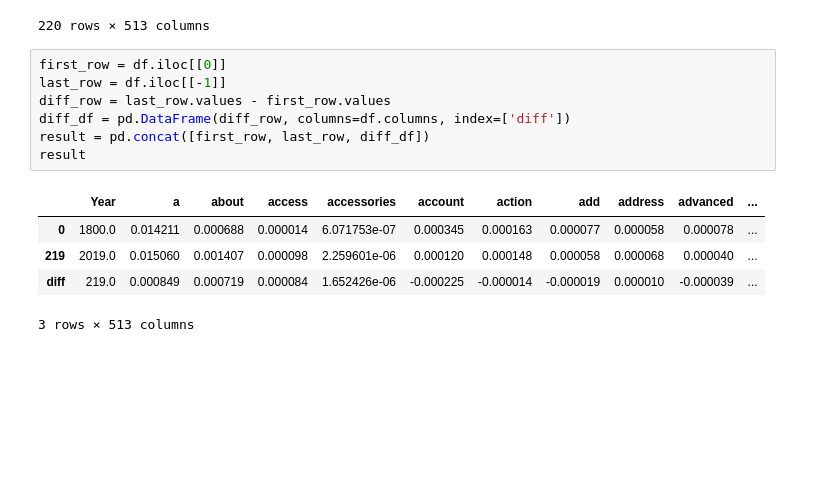
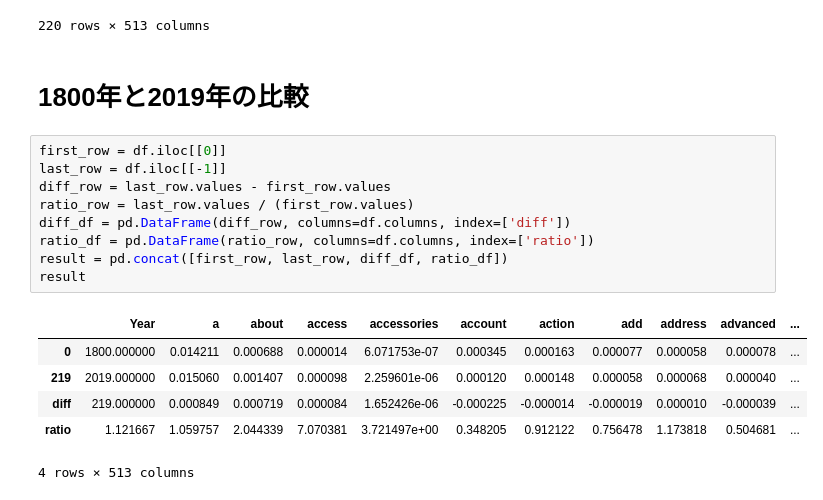
Before and after one commit to sclyde-ai/Natural_Language_Analysis, a Jupyter notebook: dongze_mao.ipynb, the cells around one changed output. Saved outputs shown, nothing was run; the diff lists cells and outputs as text; blank space fills up the shorter version.

```diff
--- a/dongze_mao.ipynb
+++ b/dongze_mao.ipynb
@@ -21,18 +21,23 @@ df
 | 218 | 2018.0 | 0.014836 | 0.001352 | 0.000091 | 2.289131e-06 | 0.000124 | 0.000144 | 0.000057 | 0.000066 | 0.000039 | ... |
 | 219 | 2019.0 | 0.015060 | 0.001407 | 0.000098 | 2.259601e-06 | 0.000120 | 0.000148 | 0.000058 | 0.000068 | 0.000040 | ... |
 220 rows × 513 columns
+# %% [markdown]
+# 1800年と2019年の比較
 # %%
 first_row = df.iloc[[0]]
 last_row = df.iloc[[-1]]
 diff_row = last_row.values - first_row.values
+ratio_row = last_row.values / (first_row.values)
 diff_df = pd.DataFrame(diff_row, columns=df.columns, index=['diff'])
-result = pd.concat([first_row, last_row, diff_df])
+ratio_df = pd.DataFrame(ratio_row, columns=df.columns, index=['ratio'])
+result = pd.concat([first_row, last_row, diff_df, ratio_df])
 result
 # %% [output]
 |  | Year | a | about | access | accessories | account | action | add | address | advanced | ... |
-| 0 | 1800.0 | 0.014211 | 0.000688 | 0.000014 | 6.071753e-07 | 0.000345 | 0.000163 | 0.000077 | 0.000058 | 0.000078 | ... |
-| 219 | 2019.0 | 0.015060 | 0.001407 | 0.000098 | 2.259601e-06 | 0.000120 | 0.000148 | 0.000058 | 0.000068 | 0.000040 | ... |
-| diff | 219.0 | 0.000849 | 0.000719 | 0.000084 | 1.652426e-06 | -0.000225 | -0.000014 | -0.000019 | 0.000010 | -0.000039 | ... |
+| 0 | 1800.000000 | 0.014211 | 0.000688 | 0.000014 | 6.071753e-07 | 0.000345 | 0.000163 | 0.000077 | 0.000058 | 0.000078 | ... |
+| 219 | 2019.000000 | 0.015060 | 0.001407 | 0.000098 | 2.259601e-06 | 0.000120 | 0.000148 | 0.000058 | 0.000068 | 0.000040 | ... |
+| diff | 219.000000 | 0.000849 | 0.000719 | 0.000084 | 1.652426e-06 | -0.000225 | -0.000014 | -0.000019 | 0.000010 | -0.000039 | ... |
+| ratio | 1.121667 | 1.059757 | 2.044339 | 7.070381 | 3.721497e+00 | 0.348205 | 0.912122 | 0.756478 | 1.173818 | 0.504681 | ... |
-3 rows × 513 columns
+4 rows × 513 columns
 # %%
 df_year_excluded = result.drop(columns=df.columns[0]) # without year
```
Also changed, not shown: parts of 19 cells of this notebook.
